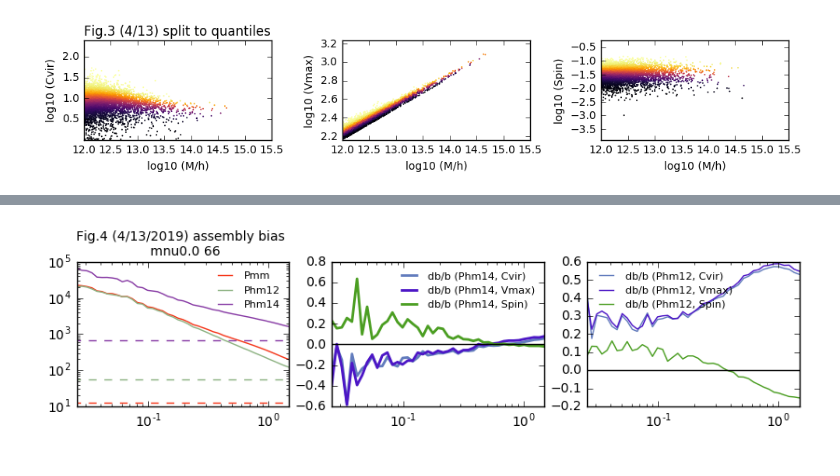
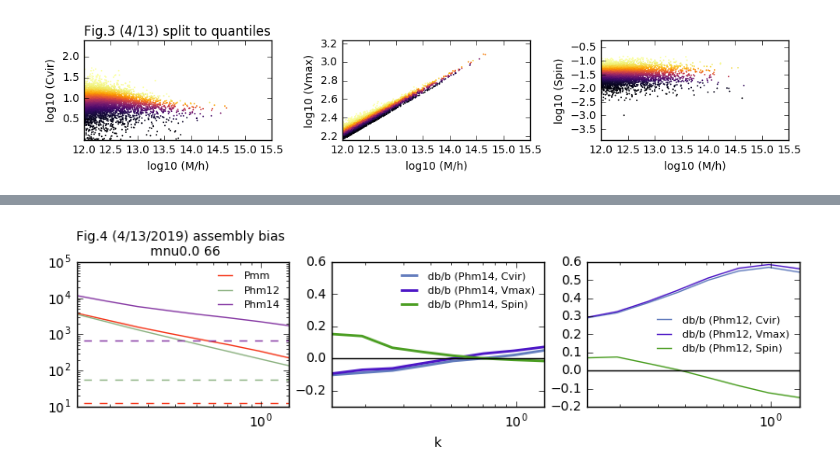
Before and after one commit to liuxx479/NUassemblybias, a Jupyter notebook: AB.ipynb, the cells around one changed output, grey strips where cells are left out. Drawn from its saved outputs; the diff is of its cells as text; code cells hidden in the pictures.

Commit message:
assembly bias plot test

```diff
--- a/AB.ipynb
+++ b/AB.ipynb
@@ -91,7 +91,7 @@ Ngrid = 256.0
 ibins=arange(Ngrid)
 Lgrid = Lbox/Ngrid
 dataset_name='Subsample'
-
+Nbin=15
 def gridding (pos):
     grid = histogramdd(pos/Lbox*Ngrid,bins=[ibins,ibins,ibins])[0]
     grid = grid/mean(grid) - 1.0
@@ -103,11 +103,11 @@ def PS (pos1, pos2, dogrid=1):
         grid2 = gridding(pos2)
     else:
         grid1, grid2 = pos1, pos2
-    k, ps3d = WLanalysis.CrossPowerSpectrum3D(grid1, grid2, bins=15)
+    k, ps3d = WLanalysis.CrossPowerSpectrum3D(grid1, grid2, bins=Nbin)
     return 2*pi*k/Lbox, ps3d*(Lgrid/Ngrid)**3
 
 
-def Phm_gen (mnu, N, Mcut=14.0, Mcutlo=13.5): ## position of halo and particle, in unit of Mpc/h
+def Phm_gen (mnu, N, Mcut=14.0, Mcutlo=13.5, Nbin=15): ## position of halo and particle, in unit of Mpc/h
 
     ########### particles
     subsample_fn = 'snapshot_mnv_%.1f/snapshot_%03d_idmod_101_0.hdf5'%(mnu,N)
@@ -140,8 +140,8 @@ def Phm_gen (mnu, N, Mcut=14.0, Mcutlo=13.5): ## position of halo and particle,
     logMbins1 = percentile(logM[(logM>=Mcut) & (logM<15.5)], linspace(0,100,51))
     logMbins = unique(concatenate( [logMbins0, logMbins1]))
 
-    out_AB_M12=zeros((3,2,50))
-    out_AB_M14=zeros((3,2,50))
+    out_AB_M12=zeros((3,2,Nbin))
+    out_AB_M14=zeros((3,2,Nbin))
     Nhm_M12 = zeros((3,2))
     Nhm_M14 = zeros((3,2))
     i=0
@@ -164,6 +164,6 @@ def Phm_gen (mnu, N, Mcut=14.0, Mcutlo=13.5): ## position of halo and particle,
         i+=1
     return k, [Pmm, Nmm], [Phm12, Nhm12], [Phm14, Nhm14], out_AB_M12, out_AB_M14, Nhm_M12, Nhm_M14
 # %%
-out = Phm_gen(0.0, 66)
-k, [Pmm, Nmm], [Phm12, Nhm12], [Phm14, Nhm14], out_AB_M12, out_AB_M14, Nhm_M12, Nhm_M14 = out
-save('Pks_mnu%.1f_%i.npy'%(mnu,N),out)
+# out = Phm_gen(0.0, 66)
+# k, [Pmm, Nmm], [Phm12, Nhm12], [Phm14, Nhm14], out_AB_M12, out_AB_M14, Nhm_M12, Nhm_M14 = out
+# save('Pks_mnu%.1f_%i.npy'%(mnu,N),out)
@@ -174,33 +170,43 @@ save('Pks_mnu%.1f_%i.npy'%(mnu,N),out)
 # %%
-seed(808)
-f, (ax,ax4,ax2) = subplots(1,3,figsize=(10,2))
-icolor=rand(20,3)
-ax.plot(k,Pmm,'-',color=icolor[0],label='Pmm')
-ax.plot(k,Phm12,'-',color=icolor[1],label='Phm12')
-ax.plot(k,Phm14,'-',color=icolor[2],label='Phm14')
-ax.plot(k,ones(len(k))*Nmm,'--',color=icolor[0])
-ax.plot(k,ones(len(k))*Nhm12,'--',color=icolor[1])
-ax.plot(k,ones(len(k))*Nhm14,'--',color=icolor[2])
+for mnu in (0.0, 0.1, 0.6):
+    for N in (66, 56, 47, 42, 37):
+        print mnu, N
+        out = Phm_gen(mnu, N)
+        save('Pks_mnu%.1f_%i.npy'%(mnu,N),out)
 
-for j in range(3):
-    ilabel=['Cvir','Vmax', 'Spin'][j]
-    ax4.plot(k,(out_AB_M14[j, 0]-out_AB_M14[j, 1])/Phm14,'-',lw=2,color=icolor[3+j],label='db/b (Phm14, %s)'%(ilabel))
+        k, [Pmm, Nmm], [Phm12, Nhm12], [Phm14, Nhm14], out_AB_M12, out_AB_M14, Nhm_M12, Nhm_M14 = out
 
-for j in range(3):
-    ilabel=['Cvir','Vmax', 'Spin'][j]
-    ax2.plot(k,(out_AB_M12[j, 0]-out_AB_M12[j, 1])/Phm12,'-',lw=1,color=icolor[3+j],label='db/b (Phm12, %s)'%(ilabel))
+        seed(808)
+        f, (ax,ax4,ax2) = subplots(1,3,figsize=(10,2))
+        icolor=rand(20,3)
+        ax.plot(k,Pmm,'-',color=icolor[0],label='Pmm')
+        ax.plot(k,Phm12,'-',color=icolor[1],label='Phm12')
+        ax.plot(k,Phm14,'-',color=icolor[2],label='Phm14')
+        ax.plot(k,ones(len(k))*Nmm,'--',color=icolor[0])
+        ax.plot(k,ones(len(k))*Nhm12,'--',color=icolor[1])
+        ax.plot(k,ones(len(k))*Nhm14,'--',color=icolor[2])
 
-ax.set_xscale('log');ax.set_yscale('log')
-ax2.set_xscale('log');ax4.set_xscale('log');
+        for j in range(3):
+            ilabel=['Cvir','Vmax', 'Spin'][j]
+            ax4.plot(k,(out_AB_M14[j, 0]-out_AB_M14[j, 1])/Phm14,'-',lw=2,color=icolor[3+j],label='db/b (Phm14, %s)'%(ilabel))
 
-ax.set_xlim(k[7],k[-1])
-ax2.set_xlim(k[7],k[-1])
-ax2.plot(k,zeros(len(k)),'k-')
-ax4.set_xlim(k[7],k[-1])
-ax4.plot(k,zeros(len(k)),'k-')
-ax.legend(frameon=0, fontsize=8, loc=0)
-ax2.legend(frameon=0, fontsize=8, loc=0)
-ax4.legend(frameon=0, fontsize=8, loc=0)
-ax.set_title('Fig.4 (4/13/2019) assembly bias \n mnu%s %i'%(mnu, N), fontsize=10)
-show()
+        for j in range(3):
+            ilabel=['Cvir','Vmax', 'Spin'][j]
+            ax2.plot(k,(out_AB_M12[j, 0]-out_AB_M12[j, 1])/Phm12,'-',lw=1,color=icolor[3+j],label='db/b (Phm12, %s)'%(ilabel))
+
+        ax.set_xscale('log');ax.set_yscale('log')
+        ax2.set_xscale('log');ax4.set_xscale('log');
+
+        ax.set_xlim(k[7],k[-1])
+        ax2.set_xlim(k[7],k[-1])
+        ax2.plot(k,zeros(len(k)),'k-')
+        ax4.set_xlim(k[7],k[-1])
+        ax4.plot(k,zeros(len(k)),'k-')
+        ax4.set_xlabel('k')
+
+        ax.legend(frameon=0, fontsize=8, loc=0)
+        ax2.legend(frameon=0, fontsize=8, loc=0)
+        ax4.legend(frameon=0, fontsize=8, loc=0)
+        ax.set_title('Fig.4 (4/13/2019) assembly bias \n mnu%s %i'%(mnu, N), fontsize=10)
+        show()
 # %% [output]
@@ -207 +217 @@ show()
-[figure, old version]
+[figure, new version]
```
Also changed, not shown: parts of 2 cells of this notebook.
